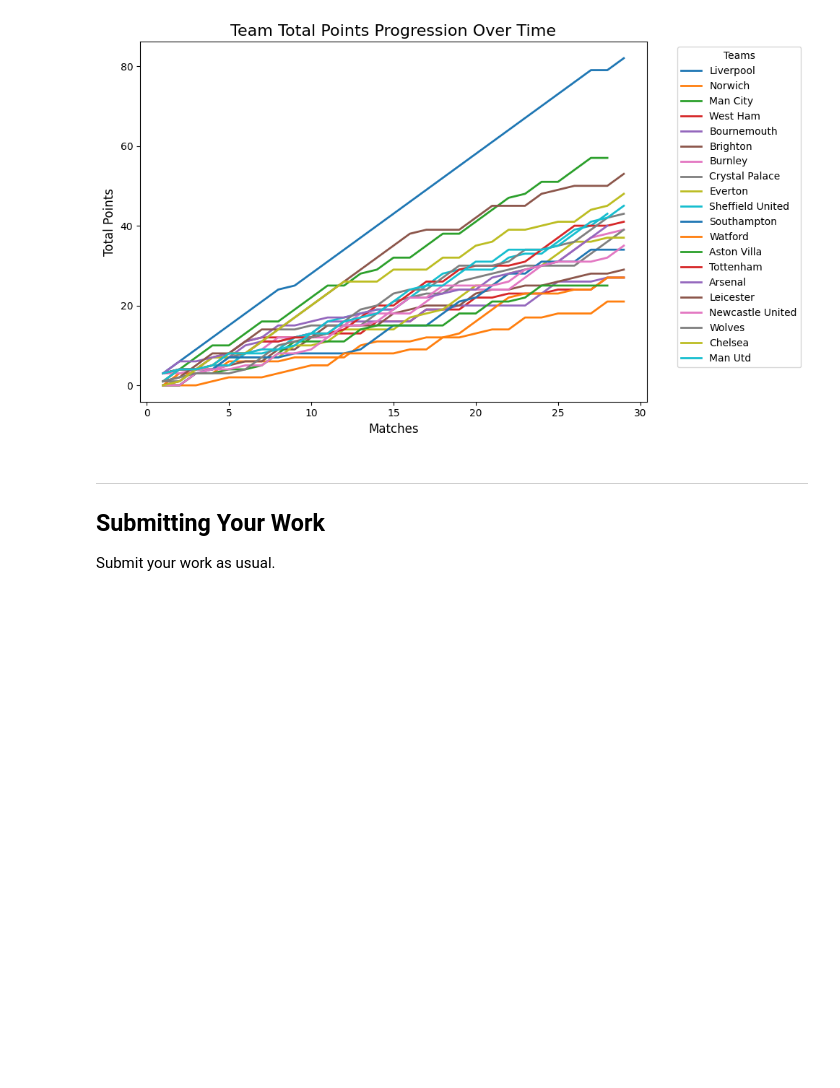
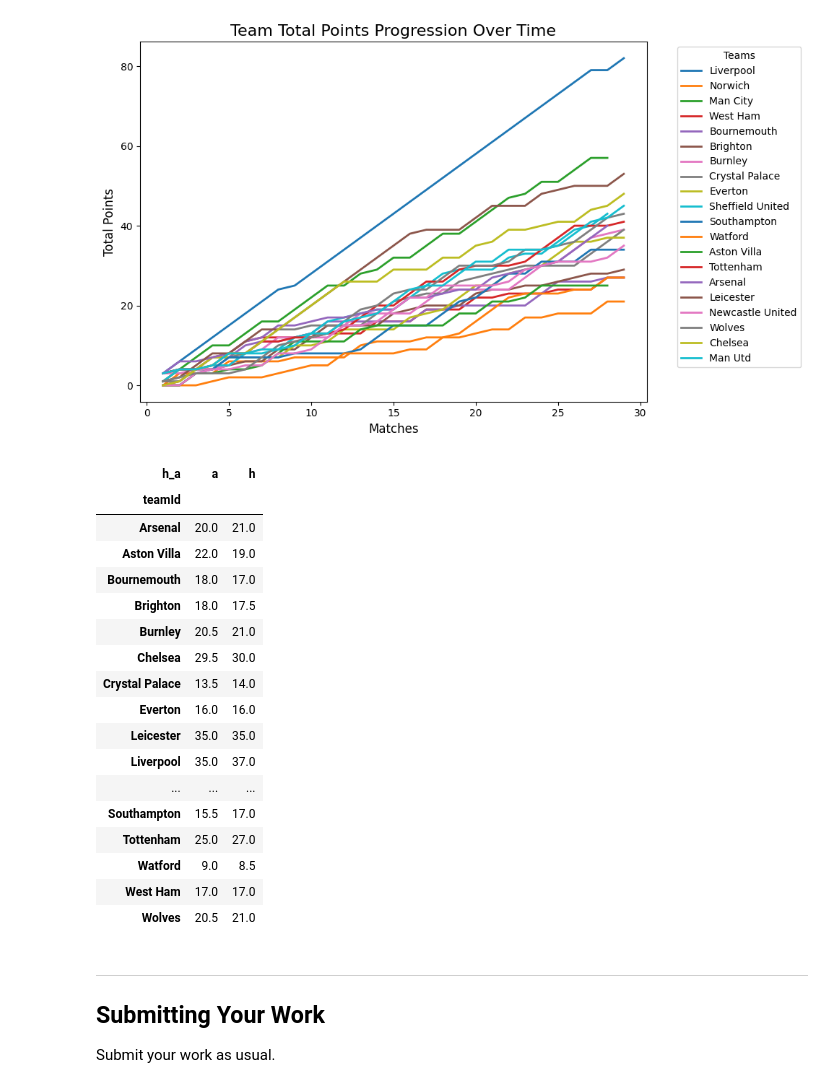
Before and after one commit to vkukkapalli1/HDS_5210_vsk, a Jupyter notebook: week13/week13_assignment.ipynb, the cells around one changed output. Saved outputs shown, nothing was run; the diff lists cells and outputs as text; code cells hidden in the pictures; blank space fills up the shorter version.

```diff
--- a/week13/week13_assignment.ipynb
+++ b/week13/week13_assignment.ipynb
@@ -291,6 +291,28 @@ plt.show()
 #i have created a line chart showing how teams progressed over different match rounds
 # %% [output]
 [figure]
+# %%
+epl.pivot_table(index="teamId",columns="h_a",values="tot_goal",aggfunc="median")
+#pivoting just cause..
+# %% [output]
+| h_a | a | h |
+| teamId |  |  |
+| Arsenal | 20.0 | 21.0 |
+| Aston Villa | 22.0 | 19.0 |
+| Bournemouth | 18.0 | 17.0 |
+| Brighton | 18.0 | 17.5 |
+| Burnley | 20.5 | 21.0 |
+| Chelsea | 29.5 | 30.0 |
+| Crystal Palace | 13.5 | 14.0 |
+| Everton | 16.0 | 16.0 |
+| Leicester | 35.0 | 35.0 |
+| Liverpool | 35.0 | 37.0 |
+| ... | ... | ... |
+| Southampton | 15.5 | 17.0 |
+| Tottenham | 25.0 | 27.0 |
+| Watford | 9.0 | 8.5 |
+| West Ham | 17.0 | 17.0 |
+| Wolves | 20.5 | 21.0 |
 # %% [markdown]
 
 
```
